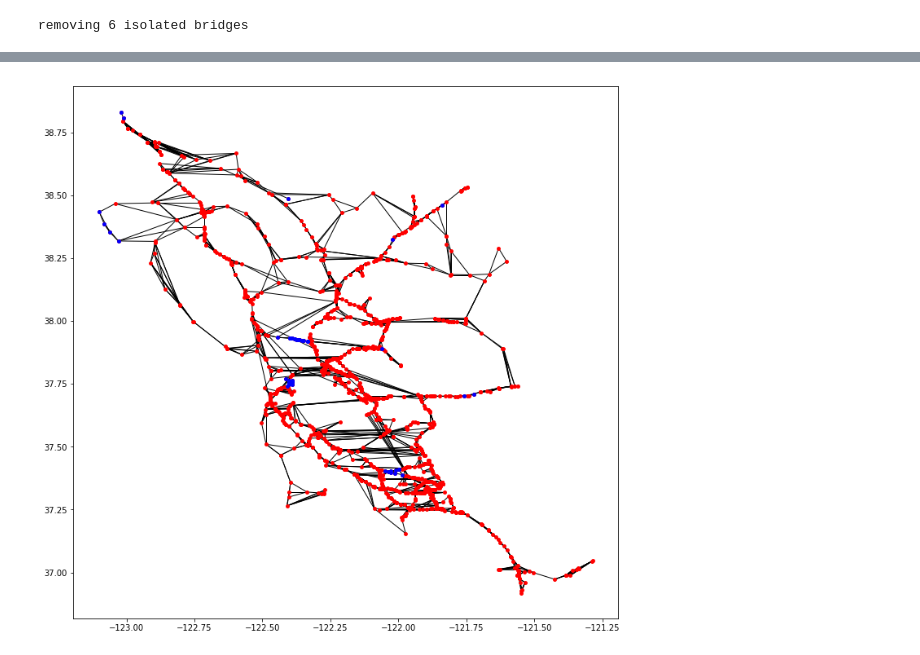
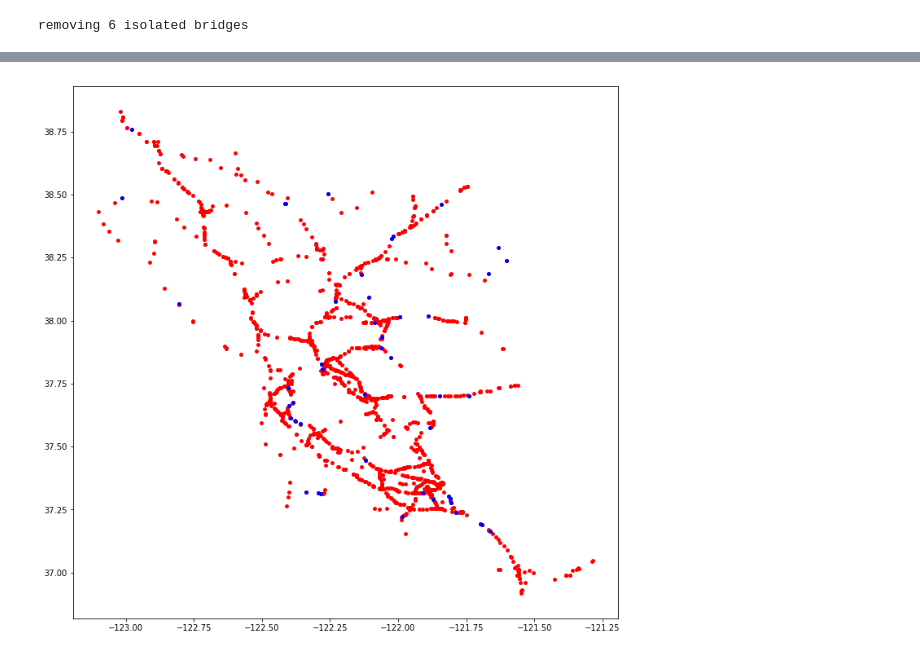
Before and after one commit to rsyoung96/bridgenet, a Jupyter notebook: generate_networks.ipynb, the cells around one changed output, grey strips where cells are left out. Saved outputs shown, nothing was run; the diff lists cells and outputs as text; code cells hidden in the pictures.

Commit message:
Modularity now weighted

```diff
--- a/generate_networks.ipynb
+++ b/generate_networks.ipynb
@@ -38,8 +38,6 @@ with open('quick_traffic_model/input/20140114_master_bridge_dict.pkl','rb') as f
 for b_num in bridges_dict.keys():
     bridge_edges = bridges_dict[b_num]['a_b_pairs_direct']
     new_id = str(bridges_dict[b_num]['new_id'])
-    #if len(bridge_edges) == 0:
-    #    print bridges_dict[b_num]
     for [u,v] in bridge_edges:
         G.edges[str(u),str(v)]['bridges'].append('b' + new_id)
 
@@ -51,11 +49,12 @@ for (u,v) in intersections_G.edges():
         bridge_list = G.edges[u,v]['bridges']
         uvt_0 = G.edges[u,v]['t_0']
         uvdistance = G.edges[u,v]['distance']
+        dailyvol = G.edges[u,v]['dailyvolume']
         for bridge in bridge_list:
             if not G.has_node(bridge):
                 G.add_node(bridge, nodetype=BRIDGE)
-            G.add_edge(u, bridge, t_0 = uvt_0/2, distance = uvdistance/2)
-            G.add_edge(bridge, v, t_0 = uvt_0/2, distance = uvdistance/2)
+            G.add_edge(u, bridge, t_0 = uvt_0/2, distance = uvdistance/2, dailyvolume=dailyvol)
+            G.add_edge(bridge, v, t_0 = uvt_0/2, distance = uvdistance/2, dailyvolume=dailyvol)
         G.remove_edge(u,v)
 
 # add in bridge locations
@@ -276,13 +251,13 @@ def get_bridges_ucs_graph(bai_G, n, max_d):
             #print 'searching for neighbors for', start
             visited = set()
             pqueue = Queue.PriorityQueue()
-            pqueue.put((0, start))
+            pqueue.put((0, 10000000, start))
             closest_neighbors[start] = []
 
             while pqueue:
-                cost, node = 0, None
+                cost, curflow, node = 0, 10000000, None
                 try:
-                    cost, node = pqueue.get_nowait()
+                    cost, curflow, node = pqueue.get_nowait()
                 except Queue.Empty:
                     break
                 if node not in visited:
@@ -290,15 +265,16 @@ def get_bridges_ucs_graph(bai_G, n, max_d):
 
                     if bai_G.nodes[node]['nodetype'] == BRIDGE and not node == start:
                         if l2_dist(bai_G, start, node) < max_d:
-                            closest_neighbors[start].append(node)
+                            closest_neighbors[start].append((node, curflow))
                             if len(closest_neighbors[start]) == n:
                                 break
                     else:
                         for i in bai_G.neighbors(node):
                             if i not in visited:
                                 total_cost = cost + bai_G.edges[node,i]['distance']
+                                edgeflow = bai_G.edges[node,i]['dailyvolume']
                                 if total_cost < max_d:
-                                    pqueue.put((total_cost, i))
+                                    pqueue.put((total_cost, min(edgeflow, curflow), i))
 
     G = nx.Graph()
     G.add_nodes_from(bai_G.nodes(data=True))
@@ -309,11 +285,12 @@ def get_bridges_ucs_graph(bai_G, n, max_d):
 
     for node, new_neighbors in closest_neighbors.items():
         for neighbor in new_neighbors:
-            G.add_edge(node, neighbor)
+            dailyvol = max(neighbor[1], 5)
+            G.add_edge(node, neighbor[0], dailyvolume=dailyvol)
 
     return G
 # %%
-ucs_G = get_bridges_ucs_graph(bridges_and_intersections_G, 5, 20)
+ucs_G = get_bridges_ucs_graph(bridges_and_intersections_G, 4, 20)
 print 'removing', len(list(nx.isolates(ucs_G))), 'isolated bridges'
 ucs_G.remove_nodes_from(list(nx.isolates(ucs_G)))
 # %% [output]
@@ -339,21 +333,25 @@ done with iteration 9
 # %%
 pos=nx.get_node_attributes(ucs_G,'pos') # positions for all nodes
 
 fig = plt.figure(figsize=(12,12))
 
 # nodes
 nx.draw_networkx_nodes(ucs_G, pos,
                        node_color='r',
                        node_size=15)
 nx.draw_networkx_nodes(ucs_G, pos,
-                       nodelist=retrofit_samples[1],
+                       nodelist=traf_mod_rets,
                        node_color='b',
                        node_size=15)
 
 # edges
-nx.draw_networkx_edges(ucs_G, pos)
+weights = [(ucs_G[u][v]['dailyvolume'])**(.33) /10 for u,v in ucs_G.edges]
+#nx.draw_networkx_edges(ucs_G, pos, width=weights)
 
 plt.show()
+
+#for a,b in ucs_G.edges:
+#    print ucs_G.edges[a,b]['dailyvolume']
 # %% [output]
-[figure, old version]
+[figure, new version]
 # %%
```
Also changed, not shown: parts of 9 cells of this notebook, 2 other files.
